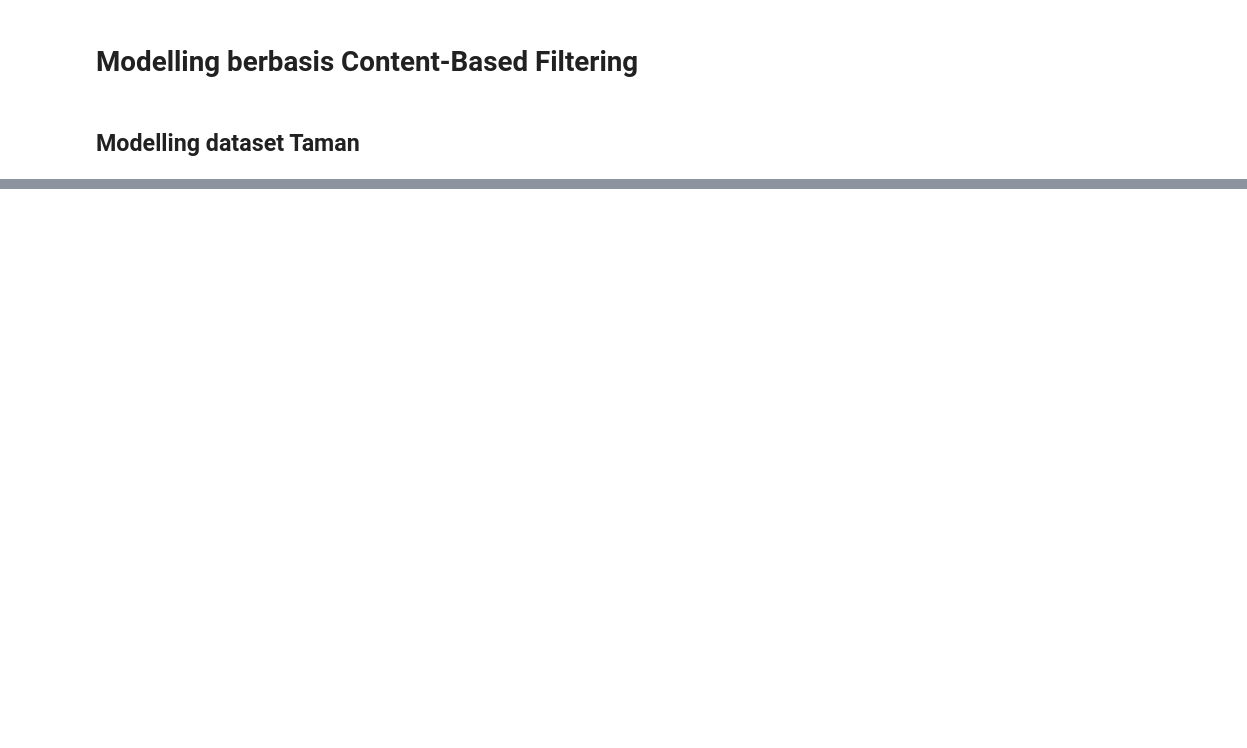
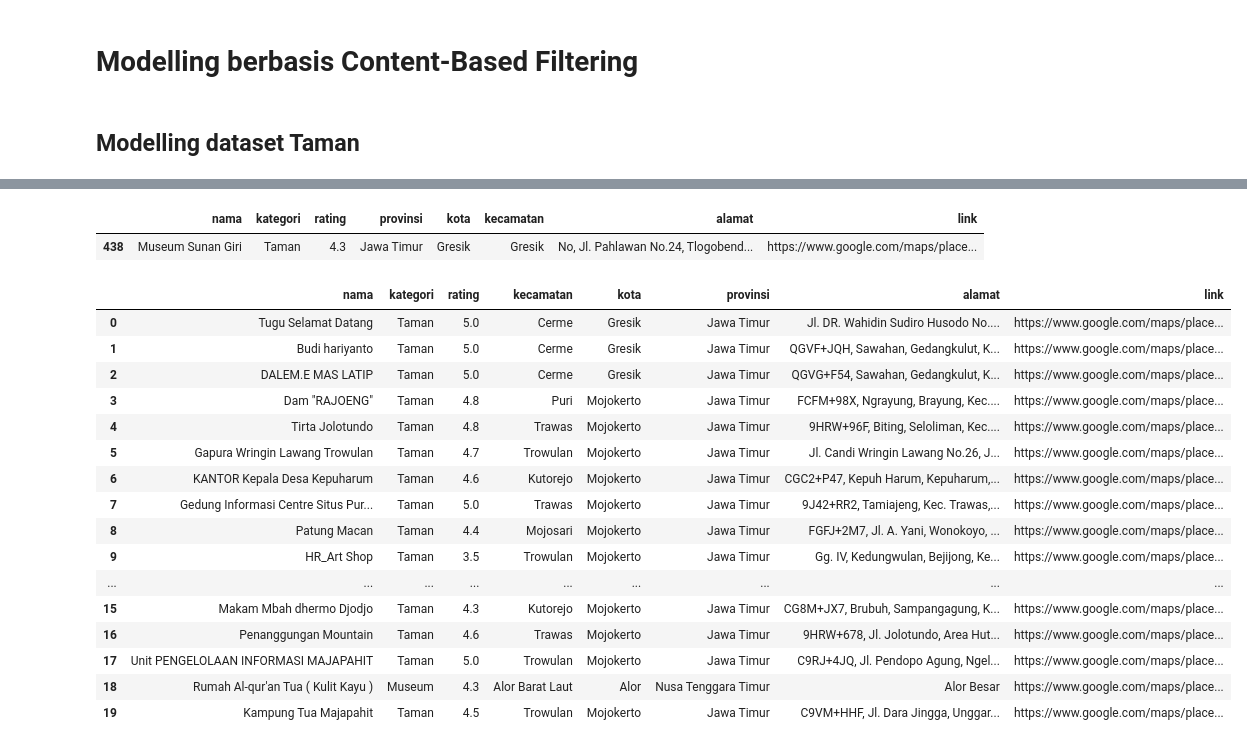
Before and after one commit to gunturajip/sib-dicoding-healing.ai, a Jupyter notebook: Healing_ai.ipynb, the cells around one changed output, grey strips where cells are left out. Saved outputs shown, nothing was run; the diff lists cells and outputs as text; code cells hidden in the pictures; blank space fills up the shorter version.

```diff
--- a/Healing_ai.ipynb
+++ b/Healing_ai.ipynb
@@ -2674,0 +2567,9 @@ for index, row in rekomendasi_buku_cf[:10].iterrows():
+# %%
+# Mengimpor library cosine_similarity untuk pemodelan Content-Based Filtering
+from sklearn.metrics.pairwise import cosine_similarity
+
+# Menghitung cosine similarity pada matrix tf-idf
+cosine_sim = cosine_similarity(tfidf_matrix)
+
+# Menampilkan array hasil komputasi fungsi cosine_similarity
+cosine_sim
@@ -2674,0 +2584,9 @@ for index, row in rekomendasi_buku_cf[:10].iterrows():
+# %%
+# Membuat dataframe dari variabel cosine_sim dengan baris dan kolom berupa nama
+cosine_sim_df = pd.DataFrame(cosine_sim, index=museum['nama'], columns=museum['nama'])
+
+# Menampilkan bentuk data cosine_sim_df
+print('Bentuk :', cosine_sim_df.shape)
+
+# Melihat similarity matrix pada setiap buku
+cosine_sim_df.sample(5, axis=0).sample(5, axis=1)
@@ -2674,0 +2650,28 @@ for index, row in rekomendasi_buku_cf[:10].iterrows():
+# %%
+# Menampilkan data terkait buku yang berjudul 'museum Ekspresi Dan Perpustakaan' pada data museum
+museum[museum['nama'].eq('Museum Sunan Giri')]
+# %% [output]
+|  | nama | kategori | rating | provinsi | kota | kecamatan | alamat | link |
+| 438 | Museum Sunan Giri | Taman | 4.3 | Jawa Timur | Gresik | Gresik | No, Jl. Pahlawan No.24, Tlogobend... | https://www.google.com/maps/place... |
+# %%
+# Menampilkan rekomendasi museum yang mirip dengan museum bernama 'museum Ekspresi Dan Perpustakaan'
+hasil_rekomendasi_museum = rekomendasi_museum('Giri')
+hasil_rekomendasi_museum
+# %% [output]
+|  | nama | kategori | rating | kecamatan | kota | provinsi | alamat | link |
+| 0 | Tugu Selamat Datang | Taman | 5.0 | Cerme | Gresik | Jawa Timur | Jl. DR. Wahidin Sudiro Husodo No.... | https://www.google.com/maps/place... |
+| 1 | Budi hariyanto | Taman | 5.0 | Cerme | Gresik | Jawa Timur | QGVF+JQH, Sawahan, Gedangkulut, K... | https://www.google.com/maps/place... |
+| 2 | DALEM.E MAS LATIP | Taman | 5.0 | Cerme | Gresik | Jawa Timur | QGVG+F54, Sawahan, Gedangkulut, K... | https://www.google.com/maps/place... |
+| 3 | Dam "RAJOENG" | Taman | 4.8 | Puri | Mojokerto | Jawa Timur | FCFM+98X, Ngrayung, Brayung, Kec.... | https://www.google.com/maps/place... |
+| 4 | Tirta Jolotundo | Taman | 4.8 | Trawas | Mojokerto | Jawa Timur | 9HRW+96F, Biting, Seloliman, Kec.... | https://www.google.com/maps/place... |
+| 5 | Gapura Wringin Lawang Trowulan | Taman | 4.7 | Trowulan | Mojokerto | Jawa Timur | Jl. Candi Wringin Lawang No.26, J... | https://www.google.com/maps/place... |
+| 6 | KANTOR Kepala Desa Kepuharum | Taman | 4.6 | Kutorejo | Mojokerto | Jawa Timur | CGC2+P47, Kepuh Harum, Kepuharum,... | https://www.google.com/maps/place... |
+| 7 | Gedung Informasi Centre Situs Pur... | Taman | 5.0 | Trawas | Mojokerto | Jawa Timur | 9J42+RR2, Tamiajeng, Kec. Trawas,... | https://www.google.com/maps/place... |
+| 8 | Patung Macan | Taman | 4.4 | Mojosari | Mojokerto | Jawa Timur | FGFJ+2M7, Jl. A. Yani, Wonokoyo, ... | https://www.google.com/maps/place... |
+| 9 | HR_Art Shop | Taman | 3.5 | Trowulan | Mojokerto | Jawa Timur | Gg. IV, Kedungwulan, Bejijong, Ke... | https://www.google.com/maps/place... |
+| ... | ... | ... | ... | ... | ... | ... | ... | ... |
+| 15 | Makam Mbah dhermo Djodjo | Taman | 4.3 | Kutorejo | Mojokerto | Jawa Timur | CG8M+JX7, Brubuh, Sampangagung, K... | https://www.google.com/maps/place... |
+| 16 | Penanggungan Mountain | Taman | 4.6 | Trawas | Mojokerto | Jawa Timur | 9HRW+678, Jl. Jolotundo, Area Hut... | https://www.google.com/maps/place... |
+| 17 | Unit PENGELOLAAN INFORMASI MAJAPAHIT | Taman | 5.0 | Trowulan | Mojokerto | Jawa Timur | C9RJ+4JQ, Jl. Pendopo Agung, Ngel... | https://www.google.com/maps/place... |
+| 18 | Rumah Al-qur'an Tua ( Kulit Kayu ) | Museum | 4.3 | Alor Barat Laut | Alor | Nusa Tenggara Timur | Alor Besar | https://www.google.com/maps/place... |
+| 19 | Kampung Tua Majapahit | Taman | 4.5 | Trowulan | Mojokerto | Jawa Timur | C9VM+HHF, Jl. Dara Jingga, Unggar... | https://www.google.com/maps/place... |
```
Also changed, not shown: parts of 26 cells of this notebook.
